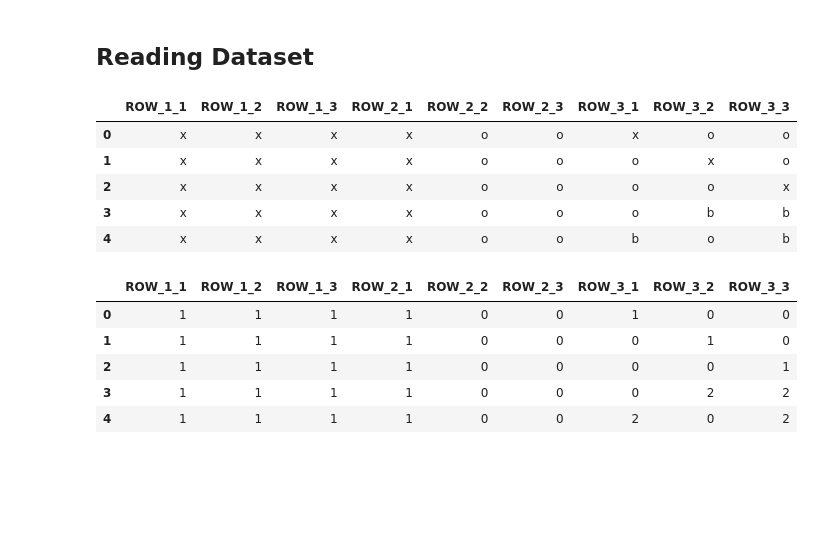
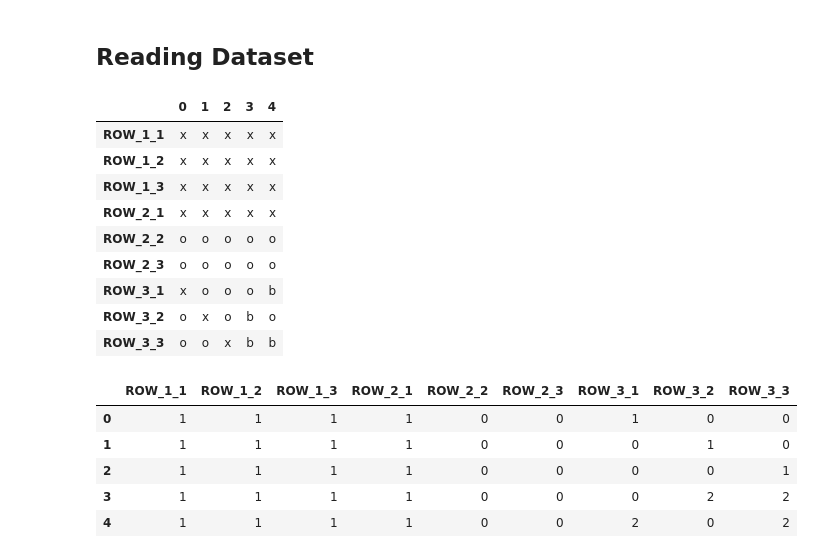
Before and after one commit to TechLearnersInc/Tic-Tac-Toe, a Jupyter notebook: Tic-Tac-Toe.ipynb, the cells around one changed output. Saved outputs shown, nothing was run; the diff lists cells and outputs as text; code cells hidden in the pictures; blank space fills up the shorter version.

```diff
--- a/Tic-Tac-Toe.ipynb
+++ b/Tic-Tac-Toe.ipynb
@@ -66,14 +66,18 @@ X_columns: list = X.columns.to_list()
 # %%
 y_columns: list = y.columns.to_list()
 # %%
-X.head()
+X.head().T
 # %% [output]
-|  | ROW_1_1 | ROW_1_2 | ROW_1_3 | ROW_2_1 | ROW_2_2 | ROW_2_3 | ROW_3_1 | ROW_3_2 | ROW_3_3 |
-| 0 | x | x | x | x | o | o | x | o | o |
-| 1 | x | x | x | x | o | o | o | x | o |
-| 2 | x | x | x | x | o | o | o | o | x |
-| 3 | x | x | x | x | o | o | o | b | b |
-| 4 | x | x | x | x | o | o | b | o | b |
+|  | 0 | 1 | 2 | 3 | 4 |
+| ROW_1_1 | x | x | x | x | x |
+| ROW_1_2 | x | x | x | x | x |
+| ROW_1_3 | x | x | x | x | x |
+| ROW_2_1 | x | x | x | x | x |
+| ROW_2_2 | o | o | o | o | o |
+| ROW_2_3 | o | o | o | o | o |
+| ROW_3_1 | x | o | o | o | b |
+| ROW_3_2 | o | x | o | b | o |
+| ROW_3_3 | o | o | x | b | b |
 # %%
 for i in X_columns:
     X[i].replace(
```
Also changed, not shown: parts of 19 cells of this notebook, 2 other files.
